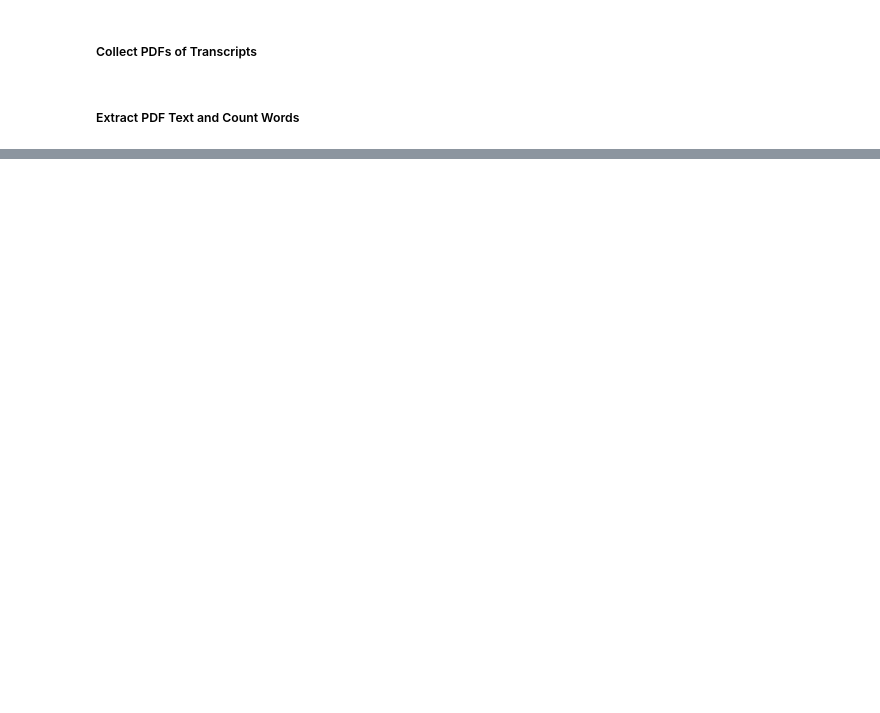
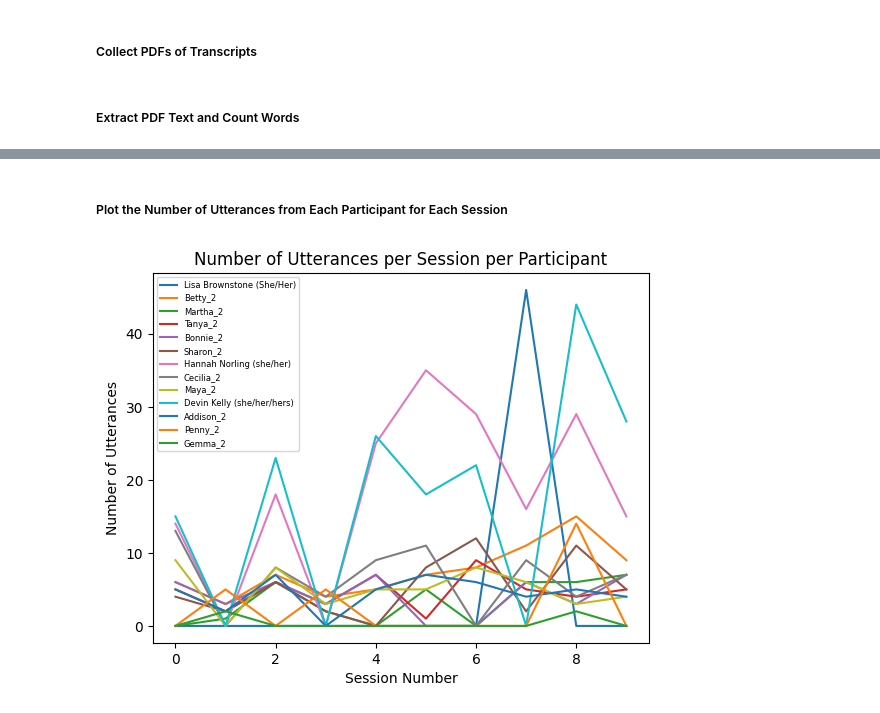
Before and after one commit to jstremme/nlp4psychotherapy, a Jupyter notebook: transcript_eda.ipynb, the cells around one changed output, grey strips where cells are left out. Saved outputs shown, nothing was run; the diff lists cells and outputs as text; code cells hidden in the pictures; blank space fills up the shorter version.

```diff
--- a/transcript_eda.ipynb
+++ b/transcript_eda.ipynb
@@ -157,0 +310,22 @@ Standard deviation of number of words per document: 1097.75
+# %% [markdown]
+##### Plot the Number of Utterances from Each Participant for Each Session
+# %%
+# Create plot
+fig, ax = plt.subplots()
+for key in speaker_utterances:
+    x = list(speaker_utterances[key].keys())
+    y = [len(speaker_utterances[key][i]) for i in x]
+    ax.plot(x, y, label=key)
+
+# Set plot title and axis labels
+ax.set_title('Number of Utterances per Session per Participant')
+ax.set_xlabel('Session Number')
+ax.set_ylabel('Number of Utterances')
+
+# Set legend
+ax.legend(fontsize=6, loc='best')
+
+# Show plot
+plt.show()
+# %% [output]
+[figure, added]
```
Also changed, not shown: parts of 28 cells of this notebook, 5 other files.
